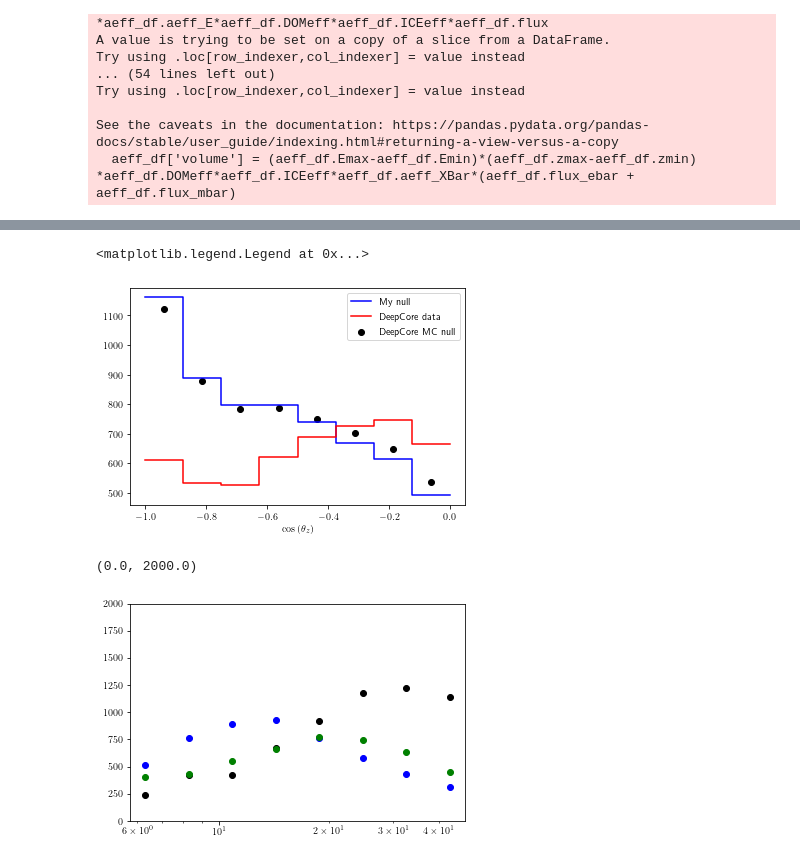
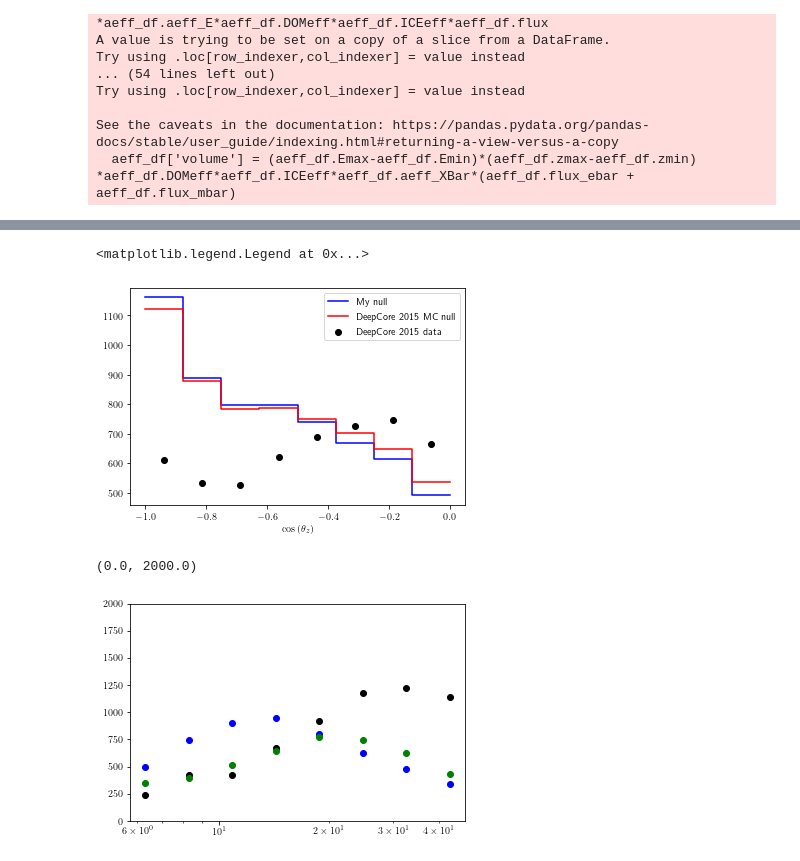
Before and after one commit to Sjoeborg/thesis, a Jupyter notebook: notebooks/DC/inspectDataDC.ipynb, the cells around one changed output, grey strips where cells are left out. Cells and saved outputs as stored; diff of their text form; code cells hidden in the pictures.

```diff
--- a/notebooks/DC/inspectDataDC.ipynb
+++ b/notebooks/DC/inspectDataDC.ipynb
@@ -109,4 +111,4 @@ See the caveats in the documentation: https://pandas.pydata.org/pandas-docs/stab
 res = mu_res+mubar_res#+e_res+ebar_res#+nc_res+ncbar_res
 #Får bättre fit med bara mu ...
 # %%
-MC_list = get_DC_MC()
+MC_list = DC2015_MC()
@@ -162,20 +183,22 @@ data2015_z = np.sum(DC2015_event_data().events,axis=1).values
 # %%
 norms = leastsq(lambda x:x*res_z-MC2015_z, x0=10)[0]
 plt.step(zreco, to_hist(res_z*norms), label='My null', color='blue',where='post')
-plt.scatter(zreco_midpoints, MC2015_z, label='DeepCore MC null', color='black')
-plt.step(zreco, to_hist(data2015_z), label='DeepCore data', color='red',where='post')
+plt.step(zreco, to_hist(MC2015_z), label='DeepCore 2015 MC null', color='red', where='post')
+#plt.step(zreco[::2], to_hist(MC2018_z), label='DeepCore 2018 MC null', color='green', where='post')
+#plt.step(zreco[::2], to_hist(data2018_z*0.33), label='DeepCore 2018 data', color='green', where='post')
+plt.scatter(zreco_midpoints, data2015_z, label='DeepCore 2015 data', color='black')
 plt.xlabel(r'$\cos{(\theta_z)}$')
 plt.legend()
 # %% [output]
 <matplotlib.legend.Legend at 0x...>
-[figure, old version]
+[figure, new version]
 # %%
 norms = leastsq(lambda x:x*res_E-MC2015_E, x0=10)[0]
 plt.scatter(Ereco[0:-1], res_E*norms, label='My null', color='blue')
-plt.scatter(Ereco[0:-1], MC2015_E, label='DeepCore MC null', color='black')
-plt.scatter(Ereco[0:-1], MC2018_E*0.25, label='DeepCore MC null', color='green')
+plt.scatter(Ereco[0:-1], MC2015_E, label='DeepCore 2015 MC null', color='black')
+plt.scatter(Ereco[0:-1], MC2018_E*0.33, label='DeepCore 2018 MC null', color='green')
 plt.xscale('log')
 plt.ylim((0,2000))
 # %% [output]
 (0.0, 2000.0)
-[figure, old version]
+[figure, new version]
```
Also changed, not shown: parts of 9 cells of this notebook, 58 other files.
